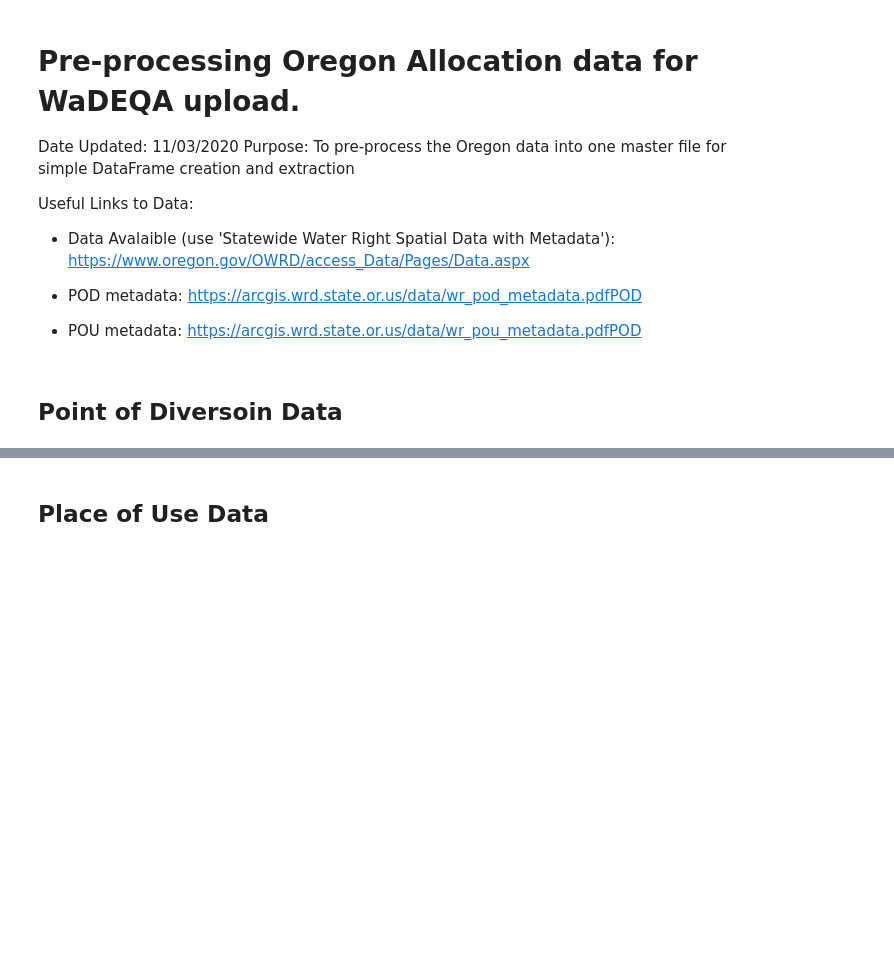
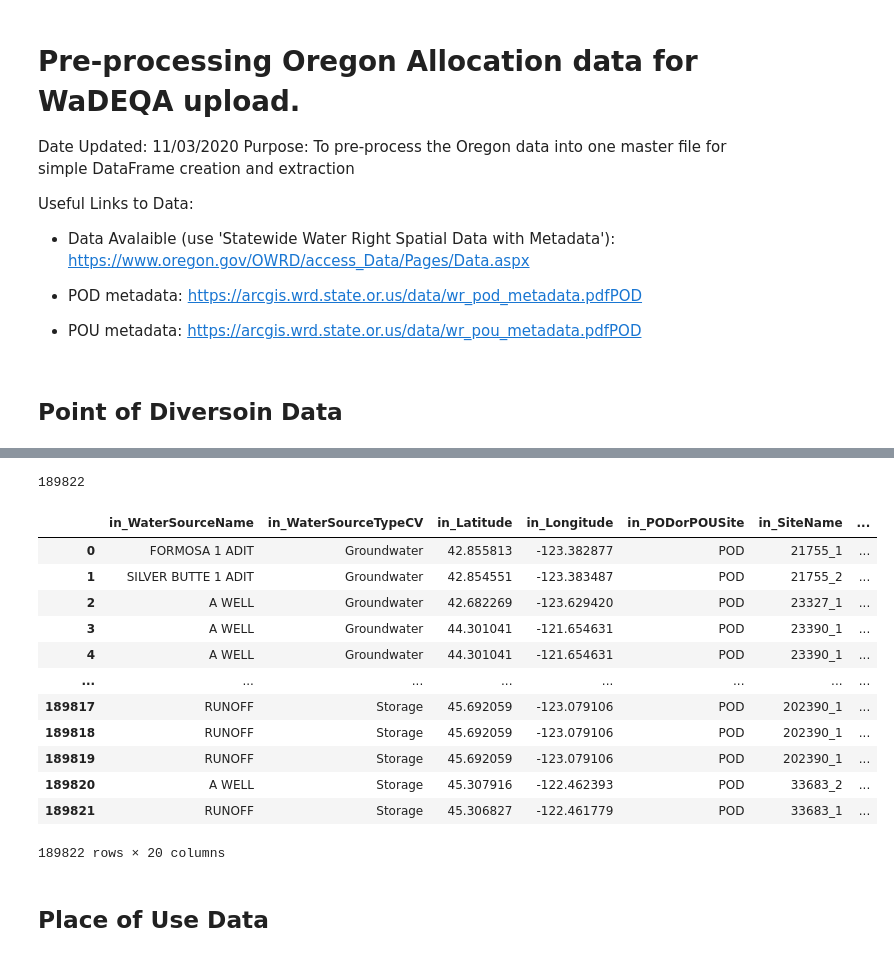
Before and after one commit to WSWCWaterDataExchange/MappingStatesDataToWaDE2.0, a Jupyter notebook: Oregon/WaterAllocation/0_PreProcessOregonAllocationData.ipynb, the cells around one changed output, grey strips where cells are left out. Drawn from its saved outputs; the diff is of its cells as text; code cells hidden in the pictures; blank space fills up the shorter version.

```diff
--- a/Oregon/WaterAllocation/0_PreProcessOregonAllocationData.ipynb
+++ b/Oregon/WaterAllocation/0_PreProcessOregonAllocationData.ipynb
@@ -247,34 +254,49 @@ dfPOD = pd.DataFrame(columns=columnsList, index=df.index)
 
 # Water Source
 dfPOD["in_WaterSourceName"] = df['in_WaterSourceName']
 dfPOD['in_WaterSourceTypeCV'] = df['in_WaterSourceTypeCV']
 
 # Site
 dfPOD["in_Latitude"] = df['in_Latitude']
 dfPOD["in_Longitude"] = df['in_Longitude']
 dfPOD["in_PODorPOUSite"] = "POD"
 dfPOD["in_SiteName"] = df['in_SiteName']
-dfPOD["in_SiteNativeID"] = df['pod_location_id'].astype(str)
+dfPOD["in_SiteNativeID"] = "POD" + df['pod_location_id'].astype(str)
 dfPOD["in_SiteTypeCV"] = df['in_SiteTypeCV']
 
 # Allocation
 dfPOD["in_AllocationFlow_CFS"] = df['rate_cfs'].astype(float)
 dfPOD["in_AllocationCropDutyAmount "] = df['duty'].astype(float)
 dfPOD['in_AllocationOwner'] = df['in_AllocationOwner']
 dfPOD["in_AllocationTimeframeEnd"] = df['in_AllocationTimeframeEnd']
 dfPOD["in_AllocationTimeframeStart"] = df['in_AllocationTimeframeStart']
 dfPOD["in_AllocationVolume_AF"] = df['acre_feet'].astype(float)
 dfPOD["in_IrrigatedAcreage"] = ""
 
 # Shared Elements
 dfPOD['snp_id'] = df['snp_id']  #for AllocationNativeID
 dfPOD['priority_date'] = df['priority_date']  #for AllocationPriorityDate
 dfPOD['claim_char'] = df['claim_char']  #for AllocationTypeCV
 dfPOD['use_code_description'] = df['use_code_description']  #for BeneficialUseCategory
 dfPOD['wris_link'] = df['wris_link']  #for WaterAllocationNativeURL
 
 print(len(dfPOD))
 dfPOD
+# %% [output]
+189822
+|  | in_WaterSourceName | in_WaterSourceTypeCV | in_Latitude | in_Longitude | in_PODorPOUSite | in_SiteName | ... |
+| 0 | FORMOSA 1 ADIT | Groundwater | 42.855813 | -123.382877 | POD | 21755_1 | ... |
+| 1 | SILVER BUTTE 1 ADIT | Groundwater | 42.854551 | -123.383487 | POD | 21755_2 | ... |
+| 2 | A WELL | Groundwater | 42.682269 | -123.629420 | POD | 23327_1 | ... |
+| 3 | A WELL | Groundwater | 44.301041 | -121.654631 | POD | 23390_1 | ... |
+| 4 | A WELL | Groundwater | 44.301041 | -121.654631 | POD | 23390_1 | ... |
+| ... | ... | ... | ... | ... | ... | ... | ... |
+| 189817 | RUNOFF | Storage | 45.692059 | -123.079106 | POD | 202390_1 | ... |
+| 189818 | RUNOFF | Storage | 45.692059 | -123.079106 | POD | 202390_1 | ... |
+| 189819 | RUNOFF | Storage | 45.692059 | -123.079106 | POD | 202390_1 | ... |
+| 189820 | A WELL | Storage | 45.307916 | -122.462393 | POD | 33683_2 | ... |
+| 189821 | RUNOFF | Storage | 45.306827 | -122.461779 | POD | 33683_1 | ... |
+189822 rows × 20 columns
 # %% [markdown]
 ## Place of Use Data
 # %%
```
Also changed, not shown: parts of 11 cells of this notebook, 27 other files.
